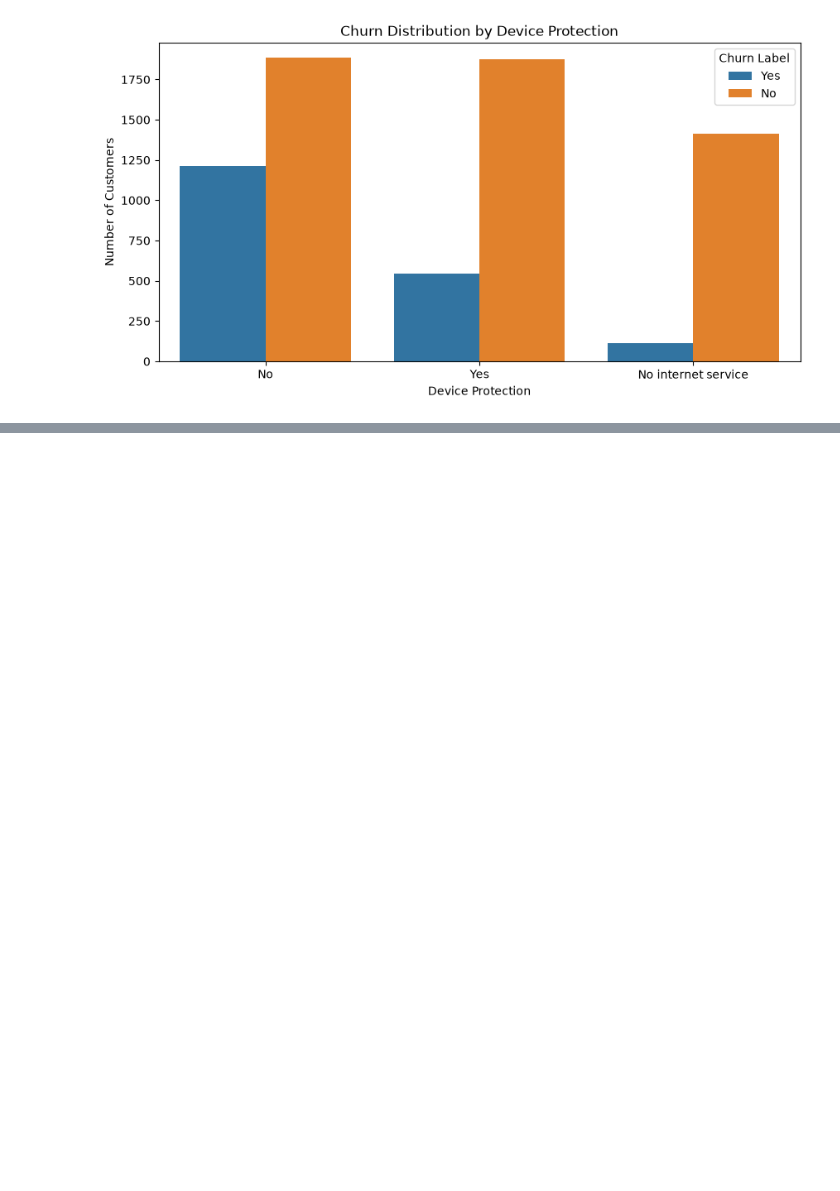
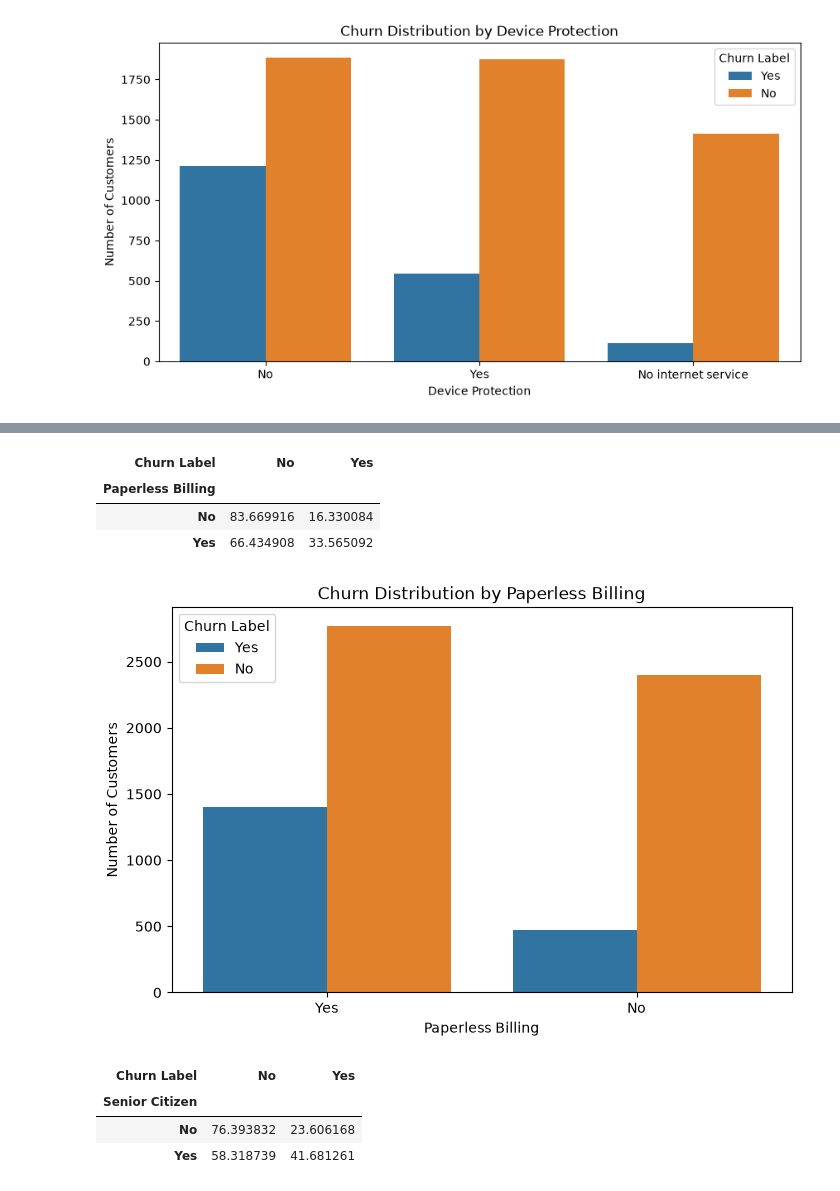
Before and after one commit to einstein4work/telecom-churn-intelligence, a Jupyter notebook: notebook/01_eda.ipynb, the cells around one changed output, grey strips where cells are left out. Drawn from its saved outputs; the diff is of its cells as text; code cells hidden in the pictures; blank space fills up the shorter version.

```diff
--- a/notebook/01_eda.ipynb
+++ b/notebook/01_eda.ipynb
@@ -528,0 +586,41 @@ plt.show()
+# %%
+paperless_churn = pd.crosstab(
+    df["Paperless Billing"],
+    df["Churn Label"],
+    normalize="index"
+) * 100
+
+paperless_churn
+# %% [output]
+| Churn Label | No | Yes |
+| Paperless Billing |  |  |
+| No | 83.669916 | 16.330084 |
+| Yes | 66.434908 | 33.565092 |
+# %%
+plt.figure(figsize=(8,5))
+
+sns.countplot(
+    data=df,
+    x="Paperless Billing",
+    hue="Churn Label"
+)
+
+plt.title("Churn Distribution by Paperless Billing")
+plt.xlabel("Paperless Billing")
+plt.ylabel("Number of Customers")
+plt.show()
+# %% [output]
+[figure, added]
+# %%
+senior_churn = pd.crosstab(
+    df["Senior Citizen"],
+    df["Churn Label"],
+    normalize="index"
+) * 100
+
+senior_churn
+# %% [output]
+| Churn Label | No | Yes |
+| Senior Citizen |  |  |
+| No | 76.393832 | 23.606168 |
+| Yes | 58.318739 | 41.681261 |
```
Also changed, not shown: parts of 53 cells of this notebook, 3 other files.
